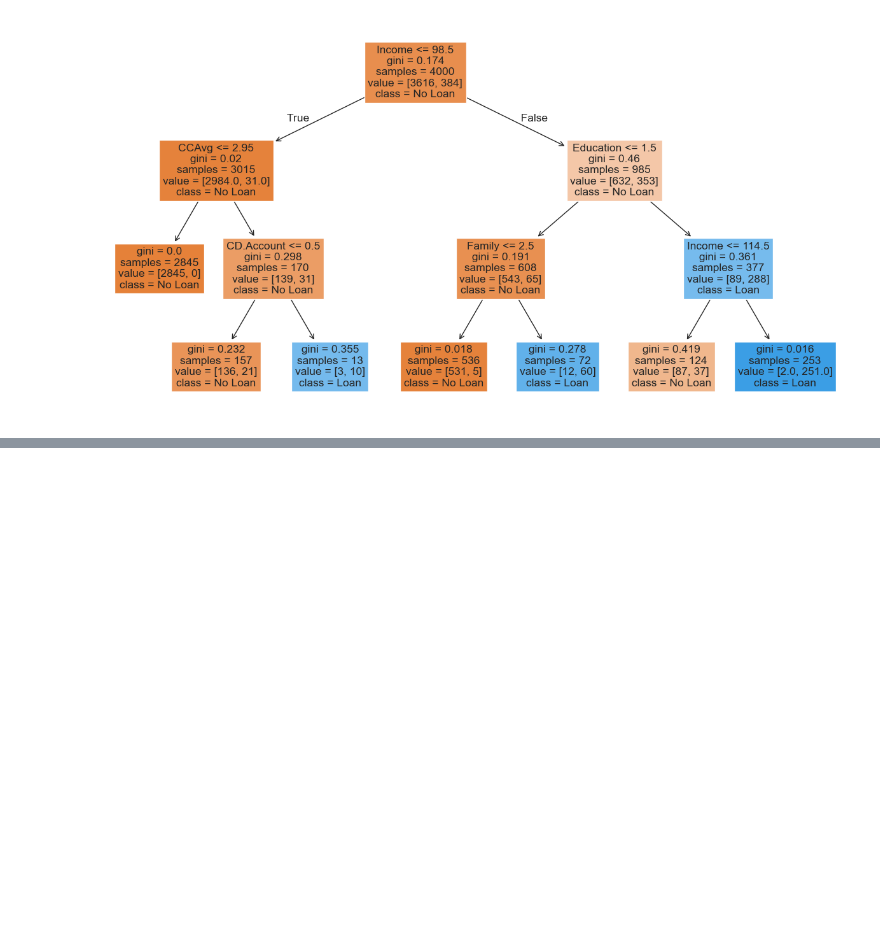
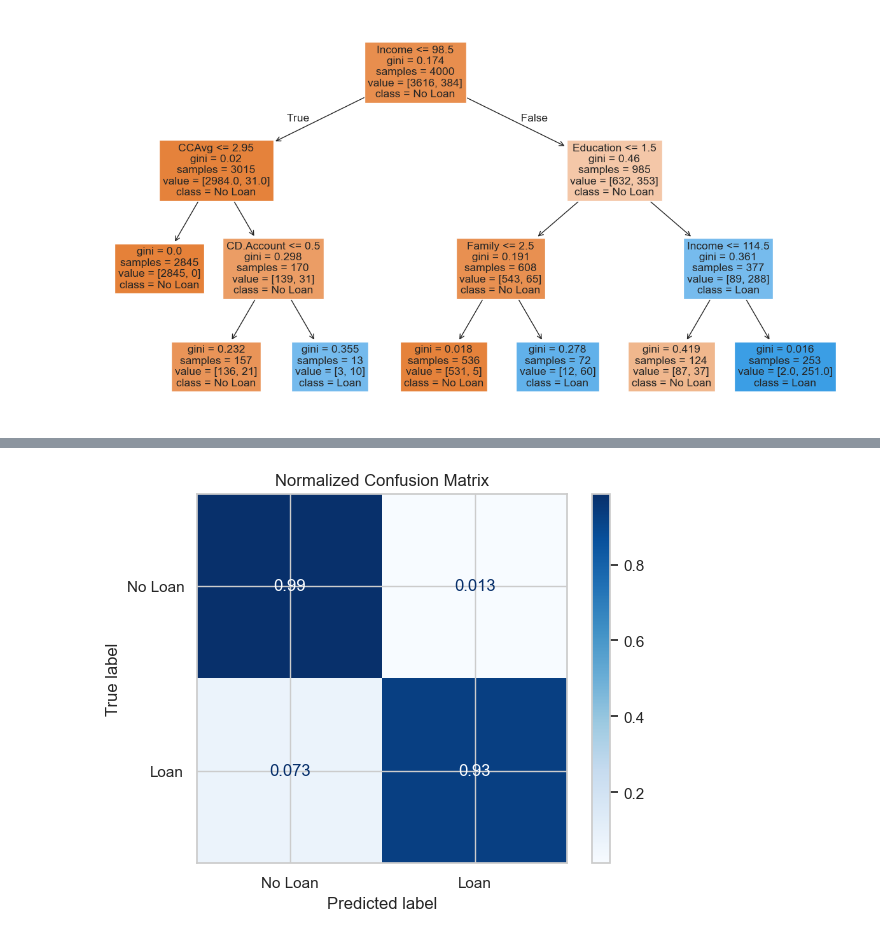
Before and after one commit to hantayc/bank-loan-approval, a Jupyter notebook: bank-loan-approval-classification.ipynb, the cells around one changed output, grey strips where cells are left out. Drawn from its saved outputs; the diff is of its cells as text; code cells hidden in the pictures; blank space fills up the shorter version.

```diff
--- a/bank-loan-approval-classification.ipynb
+++ b/bank-loan-approval-classification.ipynb
@@ -96,0 +125,14 @@ plt.show()
+# %%
+# we wil look at precision (higher emphasis on FP) here becausae we do not want to be giving loans to individuals that are unlikely to pay back the loan
+disp = ConfusionMatrixDisplay.from_estimator(
+    tree,
+    X_test,
+    y_test,
+    display_labels=["No Loan", "Loan"],
+    cmap=plt.cm.Blues,
+    normalize="true"
+)
+plt.title("Normalized Confusion Matrix")
+plt.show()
+# %% [output]
+[figure, added]
```
Also changed, not shown: parts of 5 cells of this notebook.
